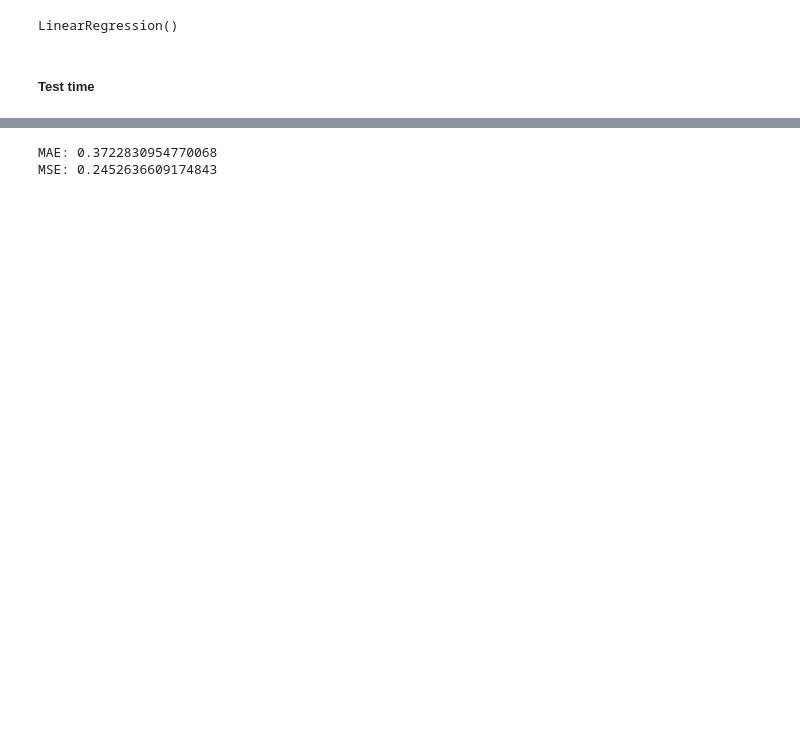
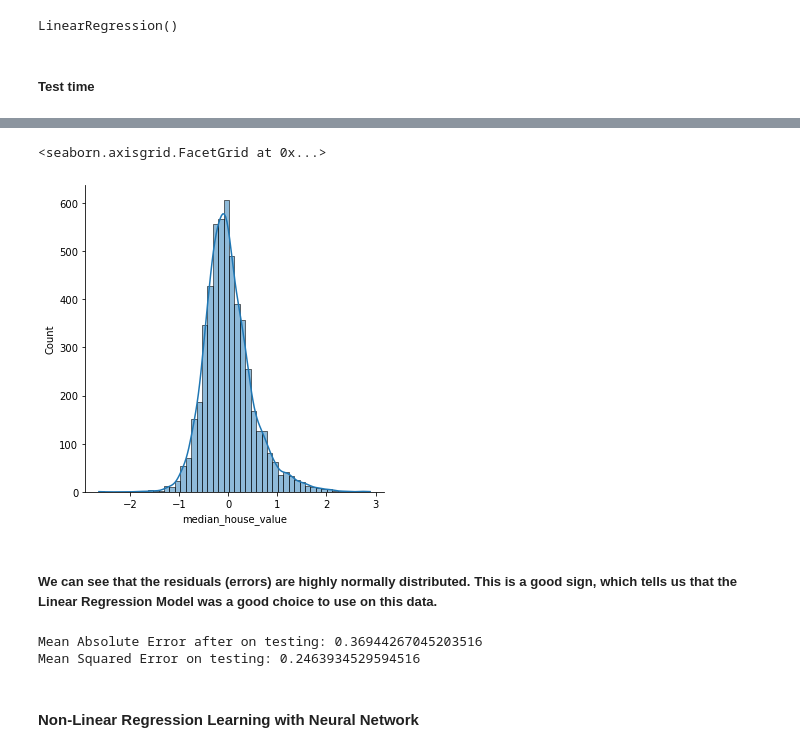
Before and after one commit to GeorgeMC2610/Pattern-Recognition, a Jupyter notebook: Pattern_Recognition.ipynb, the cells around one changed output, grey strips where cells are left out. Cells and saved outputs as stored; diff of their text form; code cells hidden in the pictures; blank space fills up the shorter version.

```diff
--- a/Pattern_Recognition.ipynb
+++ b/Pattern_Recognition.ipynb
@@ -338,7 +337,16 @@ sns.displot(y_test-predictions,bins=50);
+# %%
+# show how the residuals (actual_y - predicted_y) are distributed
+sns.displot(y_test-predictions,bins=50,kde=True)
+# %% [output]
+<seaborn.axisgrid.FacetGrid at 0x...>
+[figure, added]
+# %% [markdown]
+##### We can see that the residuals (errors) are highly normally distributed. This is a good sign, which tells us that the Linear Regression Model was a good choice to use on this data.
 # %%
-from sklearn import metrics
-print('MAE:', metrics.mean_absolute_error(y_test, predictions))
-print('MSE:', metrics.mean_squared_error(y_test, predictions))
+print('Mean Absolute Error after on testing:', metrics.mean_absolute_error(y_test, predictions))
+print('Mean Squared Error on testing:', metrics.mean_squared_error(y_test, predictions))
 # %% [output]
-MAE: 0.3722830954770068
-MSE: 0.2452636609174843
+Mean Absolute Error after on testing: 0.36944267045203516
+Mean Squared Error on testing: 0.2463934529594516
+# %% [markdown]
+#### Non-Linear Regression Learning with Neural Network
```
Also changed, not shown: parts of 13 cells of this notebook.
